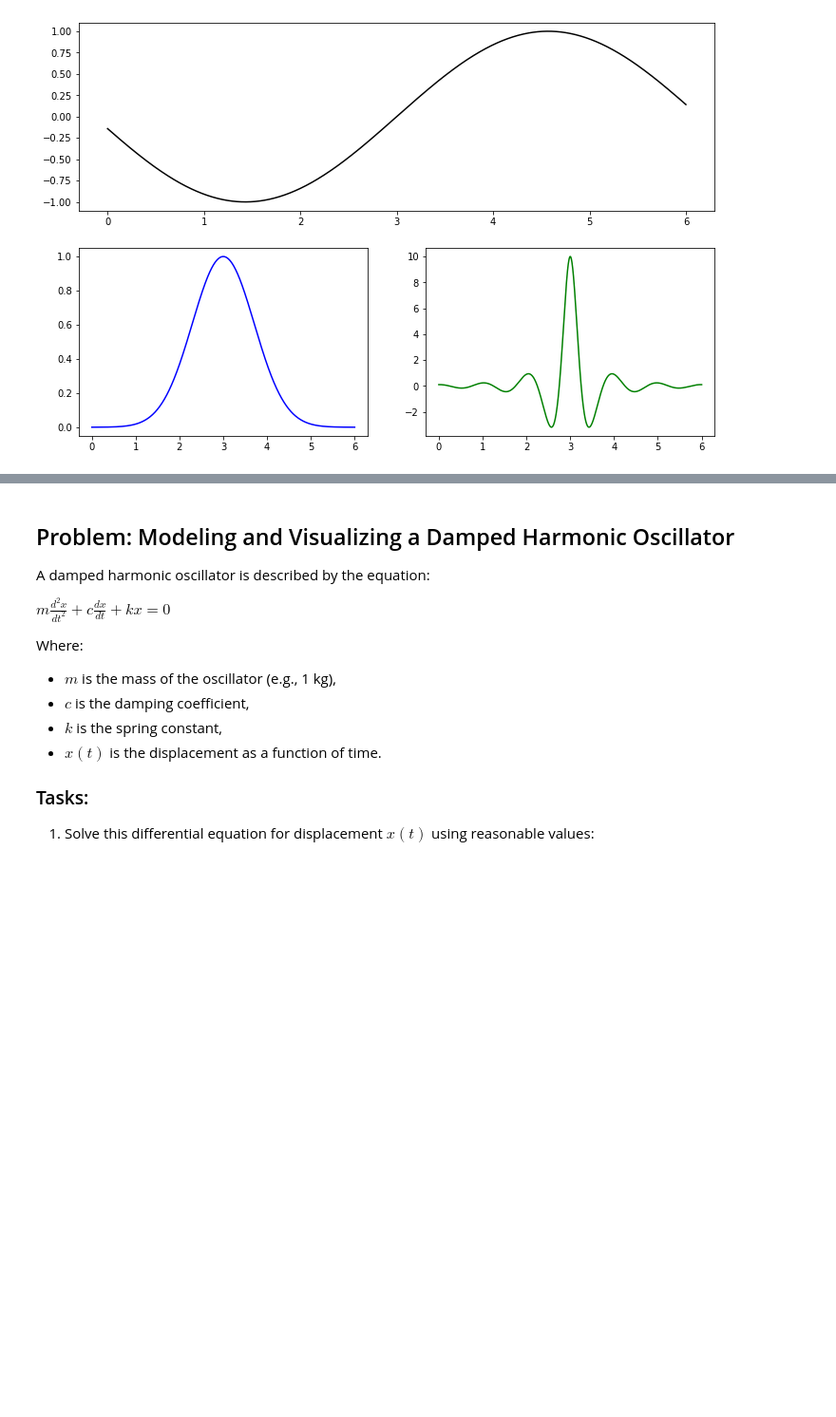
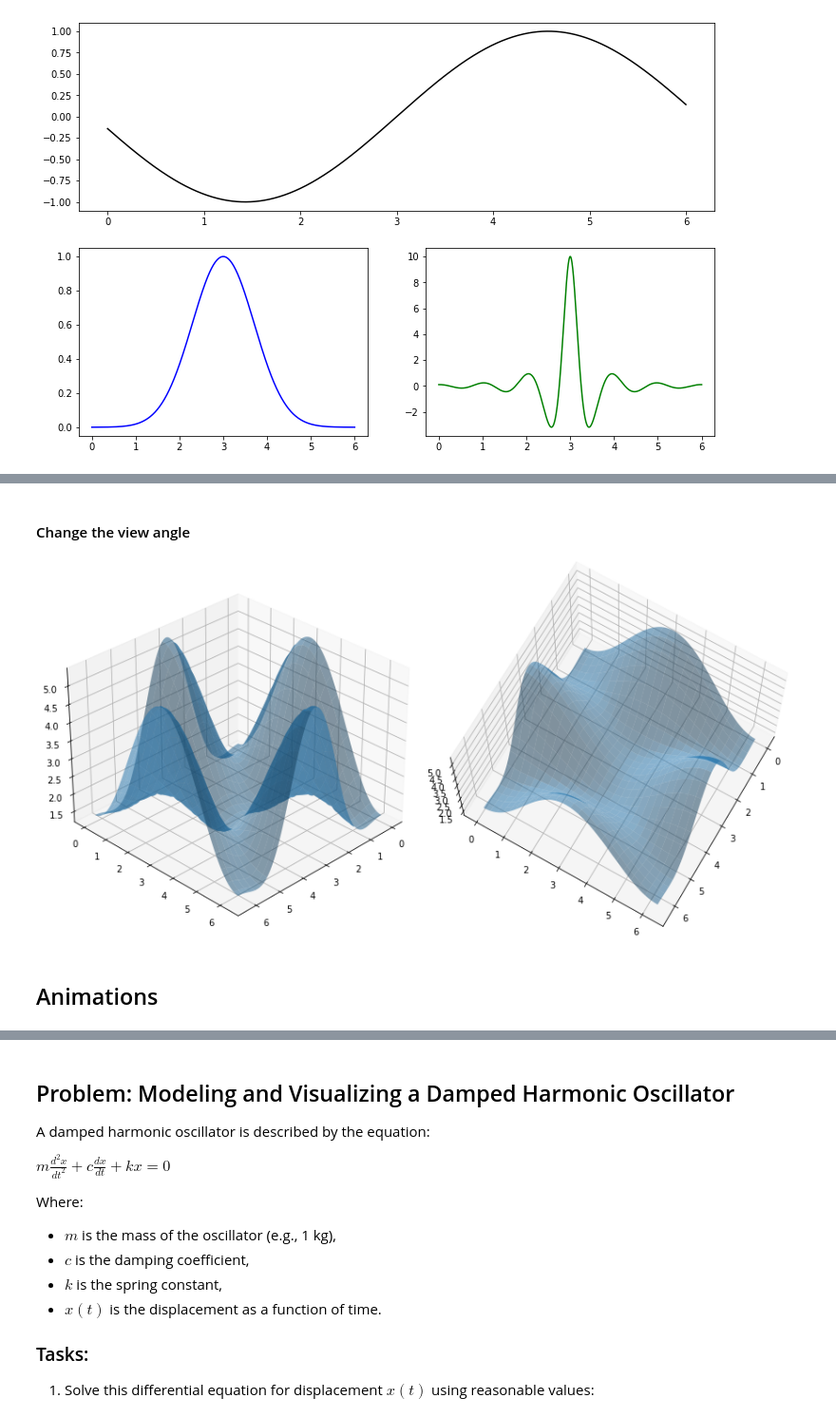
Before and after one commit to soham10/Python-Tutorials-for-CPP, a Jupyter notebook: Module4.ipynb, the cells around one changed output, grey strips where cells are left out. Shown at 95% size. Drawn from its saved outputs; the diff is of its cells as text; code cells hidden in the pictures; blank space fills up the shorter version.

```diff
--- a/Module4.ipynb
+++ b/Module4.ipynb
@@ -319,0 +389,18 @@ ax3.plot(x, y, 'g')
+# %% [markdown]
+#### Change the view angle
+# %%
+fig = plt.figure(figsize=(12,6))
+
+ax = fig.add_subplot(1,2,1, projection='3d')
+ax.plot_surface(X, Y, Z, rstride=4, cstride=4, alpha=0.5)
+ax.view_init(30, 45)
+
+ax = fig.add_subplot(1,2,2, projection='3d')
+ax.plot_surface(X, Y, Z, rstride=4, cstride=4, alpha=0.5)
+ax.view_init(70, 30)
+
+fig.tight_layout()
+# %% [output]
+[figure, added]
+# %% [markdown]
+## Animations
```
Also changed, not shown: parts of 26 cells of this notebook, 1 other file.
